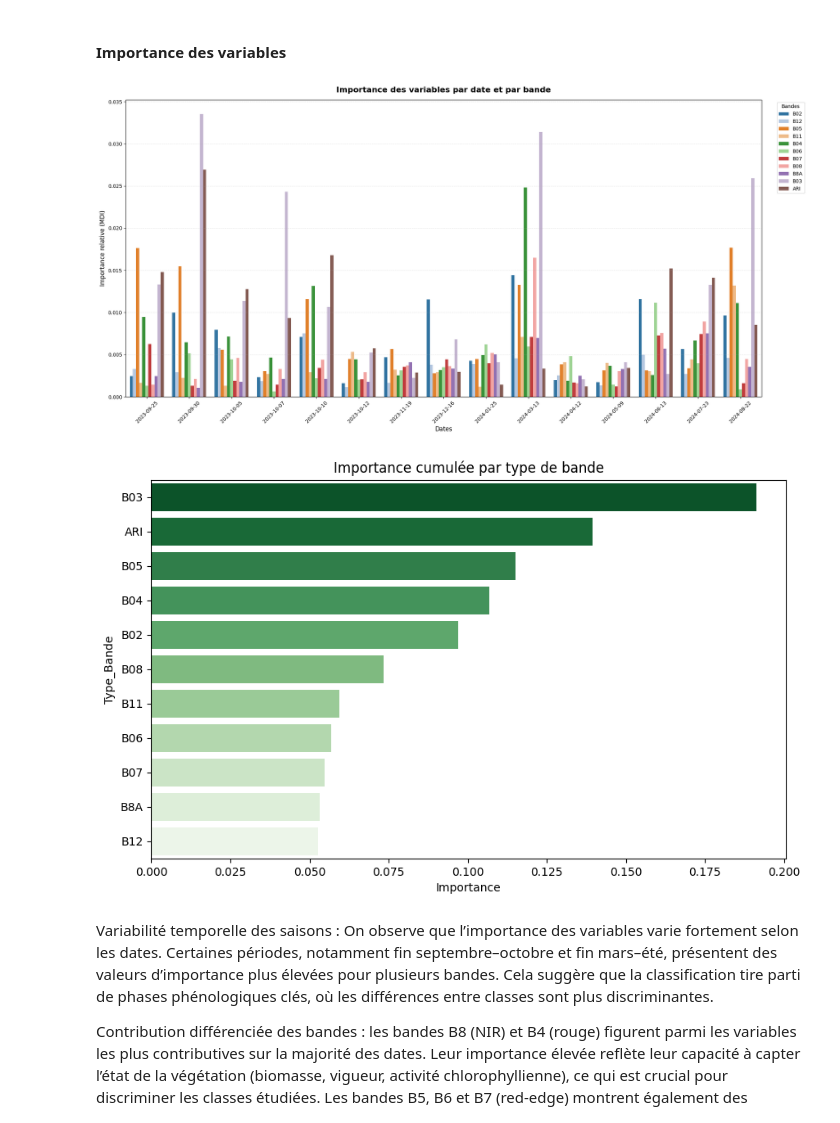
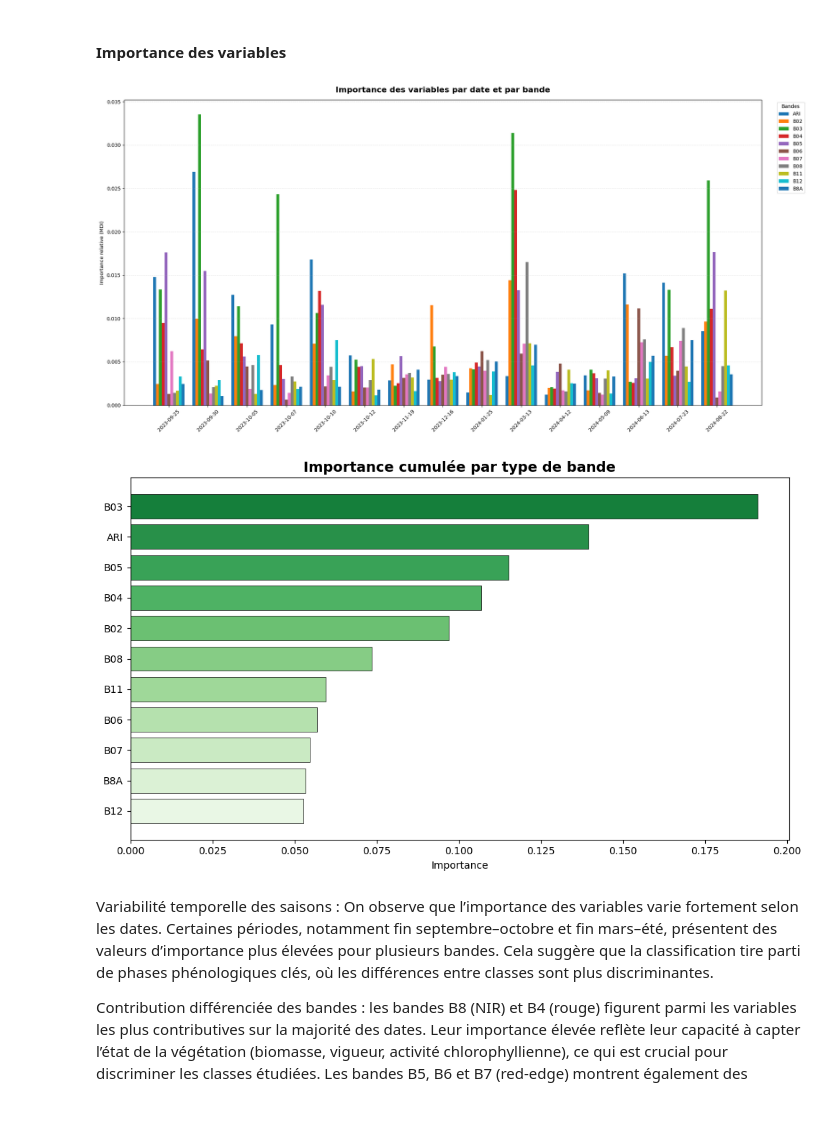
Before and after one commit to Shona2402/projet_telea_TUIL_SHONA, a Jupyter notebook: projet_telea_TUIL_SHONA.ipynb, the cells around one changed output. Drawn from its saved outputs; the diff is of its cells as text; code cells hidden in the pictures.

Commit message:
modif graphiques variables

```diff
--- a/projet_telea_TUIL_SHONA.ipynb
+++ b/projet_telea_TUIL_SHONA.ipynb
@@ -477,62 +476,61 @@ L’usage du StratifiedGroupKFold est ici crucial : il permet de confirmer que c
 # %% [markdown]
 #### Importance des variables
 # %%
-# Dataframe de base
-
+# préparation du dataframe
 df_imp = pd.DataFrame({
     'Variable': feature_names_full,
     'Importance': best_rf.feature_importances_
 })
 
-# séparation Bande / Date
-
+# séparation = une barre par date et par bande
 df_imp[['Bande', 'Date']] = df_imp['Variable'].str.split('_', n=1, expand=True)
-
-# trier les dates chronologiquement
-
 df_imp['Date'] = pd.to_datetime(df_imp['Date'])
 df_imp = df_imp.sort_values('Date')
 
-plt.figure(figsize=(20, 10))
+dates = sorted(df_imp['Date'].unique())
+bandes = sorted(df_imp['Bande'].unique())
 
-sns.barplot(
-    data=df_imp,
-    x='Date',
-    y='Importance',
-    hue='Bande',
-    palette='tab20'
-)
+x = np.arange(len(dates))
+width = 0.8 / len(bandes)
 
-plt.title(
-    "Importance des variables par date et par bande",
-    fontsize=16,
-    fontweight='bold',
-    pad=15
-)
-plt.xlabel("Dates", fontsize=12)
-plt.ylabel("Importance relative (MDI)", fontsize=12)
+# premier graphique
+fig, ax = plt.subplots(figsize=(20, 10))
 
-plt.xticks(rotation=45)
-plt.legend(title="Bandes", bbox_to_anchor=(1.02, 1), loc='upper left')
+for i, bande in enumerate(bandes):
+    vals = []
+    for d in dates:
+        val = df_imp[(df_imp['Bande'] == bande) & (df_imp['Date'] == d)]['Importance']
+        vals.append(val.iloc[0] if not val.empty else 0)
 
-plt.grid(axis='y', linestyle='--', alpha=0.3)
+    offset = i * width - (len(bandes) * width) / 2 + (width / 2)
+    ax.bar(x + offset, vals, width, label=bande)
+
+ax.set_title("Importance des variables par date et par bande", fontsize=16, fontweight='bold', pad=15)
+ax.set_xticks(x)
+ax.set_xticklabels([d.strftime('%Y-%m-%d') for d in dates], rotation=45)
+ax.set_ylabel("Importance relative (MDI)")
+ax.legend(title="Bandes", bbox_to_anchor=(1.02, 1), loc='upper left')
+ax.grid(axis='y', linestyle='--', alpha=0.3)
 plt.tight_layout()
-
 plt.show()
 
-# synthèse par bande
+# deuxième graphique
+df_all_imp = pd.DataFrame({'Feature': feature_names_full, 'Importance': best_rf.feature_importances_})
+df_all_imp['Type_Bande'] = df_all_imp['Feature'].apply(lambda x: x.split('_')[0])
+df_synth = df_all_imp.groupby('Type_Bande')['Importance'].sum().reset_index().sort_values('Importance', ascending=True)
 
-df_all_imp = pd.DataFrame({'Feature': feature_names_full, 'Importance': best_rf.feature_importances_})
+plt.figure(figsize=(10, 6))
+n_bars = len(df_synth)
+colors_synth = plt.get_cmap('Greens')(np.linspace(0.1, 0.8, n_bars))
 
-df_all_imp['Type_Bande'] = df_all_imp['Feature'].apply(lambda x: x.split('_')[0])
-df_synth = df_all_imp.groupby('Type_Bande')['Importance'].sum().reset_index().sort_values('Importance', ascending=False)
-plt.figure(figsize=(10, 6))
-sns.barplot(x='Importance', y='Type_Bande', data=df_synth, palette='Greens_r', hue='Type_Bande', legend=False)
-plt.title("Importance cumulée par type de bande")
+plt.barh(df_synth['Type_Bande'], df_synth['Importance'], color=colors_synth, edgecolor='black', linewidth=0.5)
+plt.title("Importance cumulée par type de bande", fontsize=14, fontweight='bold')
+plt.xlabel("Importance")
+plt.tight_layout()
 plt.show()
 # %% [output]
-[figure, old version]
+[figure, new version]
-[figure, old version]
+[figure, new version]
 # %% [markdown]
 
 Variabilité temporelle des saisons : On observe que l’importance des variables varie fortement selon les dates. Certaines périodes, notamment fin septembre–octobre et fin mars–été, présentent des valeurs d’importance plus élevées pour plusieurs bandes. Cela suggère que la classification tire parti de phases phénologiques clés, où les différences entre classes sont plus discriminantes.
```
Also changed, not shown: parts of 3 cells of this notebook.
